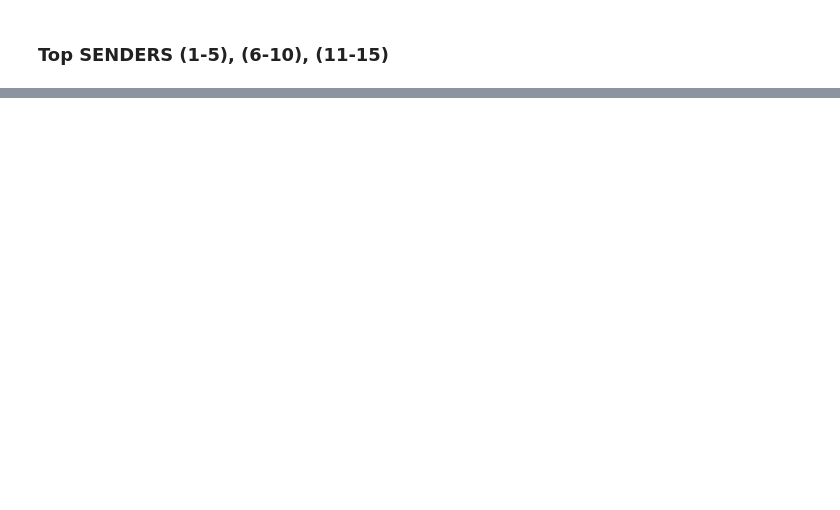
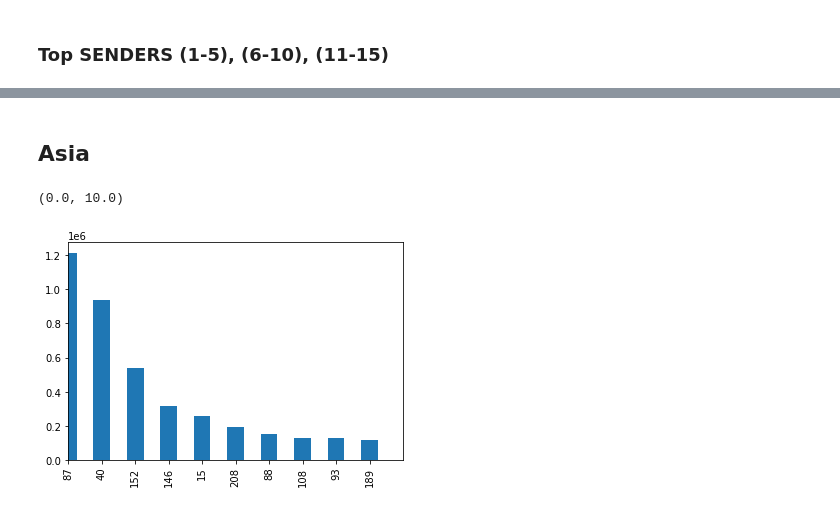
Before and after one commit to bukanif/CYPLAN255-1, a Jupyter notebook: notebooks_copy_2/Remittances2.ipynb, the cells around one changed output, grey strips where cells are left out. Drawn from its saved outputs; the diff is of its cells as text; code cells hidden in the pictures; blank space fills up the shorter version.

```diff
--- a/notebooks_copy_2/Remittances2.ipynb
+++ b/notebooks_copy_2/Remittances2.ipynb
@@ -294,0 +333,12 @@ plt.close('all')
+# %% [markdown]
+## Asia
+# %%
+asia = in_global.loc[in_global.continentcode == 'AS']
+asia = asia.sort_values('total_rem', ascending=False)
+asia.total_rem[:10].plot(kind='bar')
+l,r = plt.xlim()
+l,r
+plt.xlim([0,10])
+# %% [output]
+(0.0, 10.0)
+[figure, added]
```
Also changed, not shown: parts of 32 cells of this notebook.
